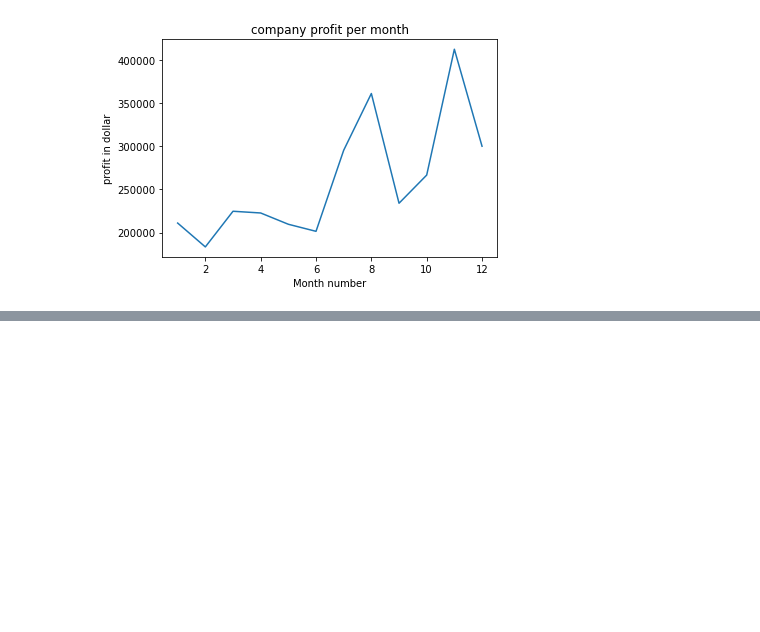
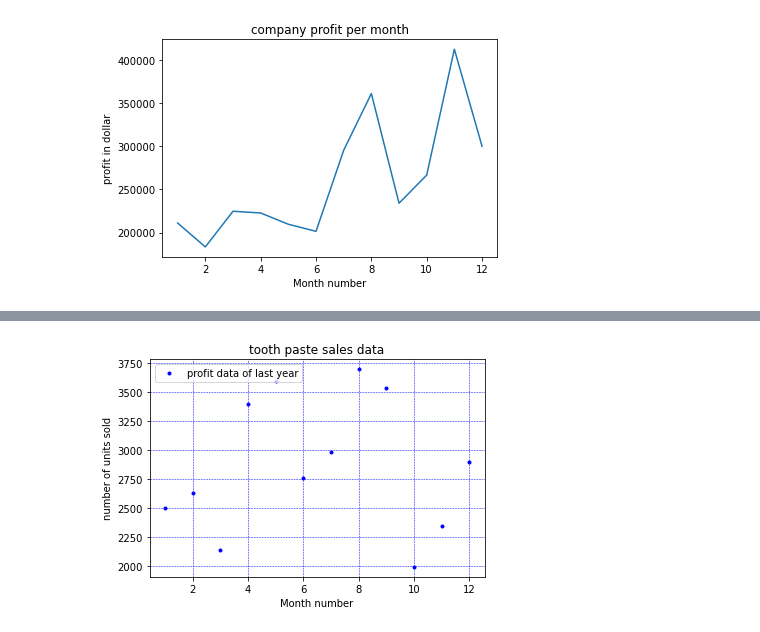
Before and after one commit to syssn0/AlgorithmicUsingPython, a Jupyter notebook: day06/assignments/01-matplotlib_basic_assignment.ipynb, the cells around one changed output, grey strips where cells are left out. Saved outputs shown, nothing was run; the diff lists cells and outputs as text; code cells hidden in the pictures; blank space fills up the shorter version.

```diff
--- a/day06/assignments/01-matplotlib_basic_assignment.ipynb
+++ b/day06/assignments/01-matplotlib_basic_assignment.ipynb
@@ -115,3 +108,17 @@ Also, add a grid in the plot. gridline style should “–“.
+# %%
+import matplotlib.pyplot as plt
+import pandas as pd
+tab=pd.read_csv("../data/company_sales_data.csv")
+plt.plot(x, y, "b.", label='profit data of last year')
+
+plt.xlabel('Month number')
+plt.ylabel('number of units sold')
+plt.title('tooth paste sales data')
+plt.legend(loc="upper left")
+plt.grid(True,linewidth=0.5,color='b',linestyle='--')
+plt.show()
+# %% [output]
+[figure, added]
 # %% [markdown]
 ## Exercise 5
 **Read face cream and facewash product sales data and show it using the bar chart**
```
Also changed, not shown: parts of 12 cells of this notebook, 4 other files.
